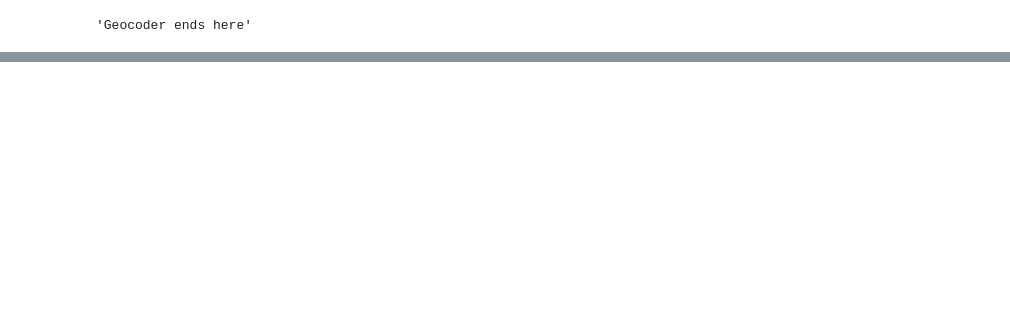
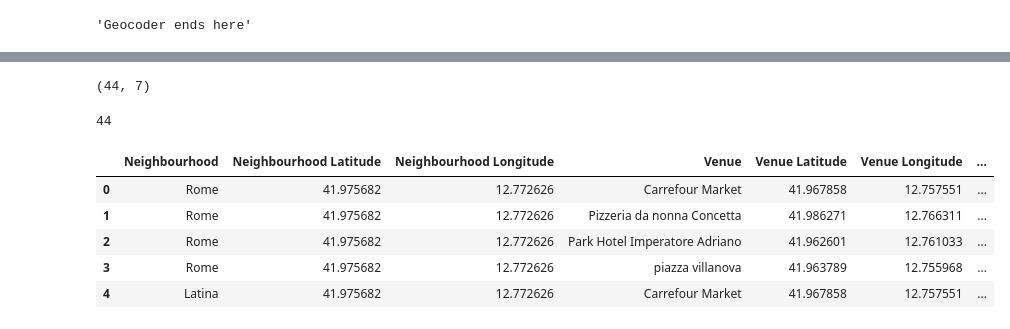
Before and after one commit to alkhaja5/applied-data-science-capstone-ibm-assignment, a Jupyter notebook: Battle of Neighbourhoods - Week 1.ipynb, the cells around one changed output, grey strips where cells are left out. Cells and saved outputs as stored; diff of their text form; code cells hidden in the pictures; blank space fills up the shorter version.

```diff
--- a/Battle of Neighbourhoods - Week 1.ipynb
+++ b/Battle of Neighbourhoods - Week 1.ipynb
@@ -149,0 +565,8 @@ df_Lazio_loc.head()
+# %%
+La_venues.shape
+# %% [output]
+(44, 7)
+# %%
+len(La_venues)
+# %% [output]
+44
@@ -149,0 +576,9 @@ df_Lazio_loc.head()
+# %%
+La_venues.head(5)
+# %% [output]
+|  | Neighbourhood | Neighbourhood Latitude | Neighbourhood Longitude | Venue | Venue Latitude | Venue Longitude | ... |
+| 0 | Rome | 41.975682 | 12.772626 | Carrefour Market | 41.967858 | 12.757551 | ... |
+| 1 | Rome | 41.975682 | 12.772626 | Pizzeria da nonna Concetta | 41.986271 | 12.766311 | ... |
+| 2 | Rome | 41.975682 | 12.772626 | Park Hotel Imperatore Adriano | 41.962601 | 12.761033 | ... |
+| 3 | Rome | 41.975682 | 12.772626 | piazza villanova | 41.963789 | 12.755968 | ... |
+| 4 | Latina | 41.975682 | 12.772626 | Carrefour Market | 41.967858 | 12.757551 | ... |
```
Also changed, not shown: parts of 79 cells of this notebook.
